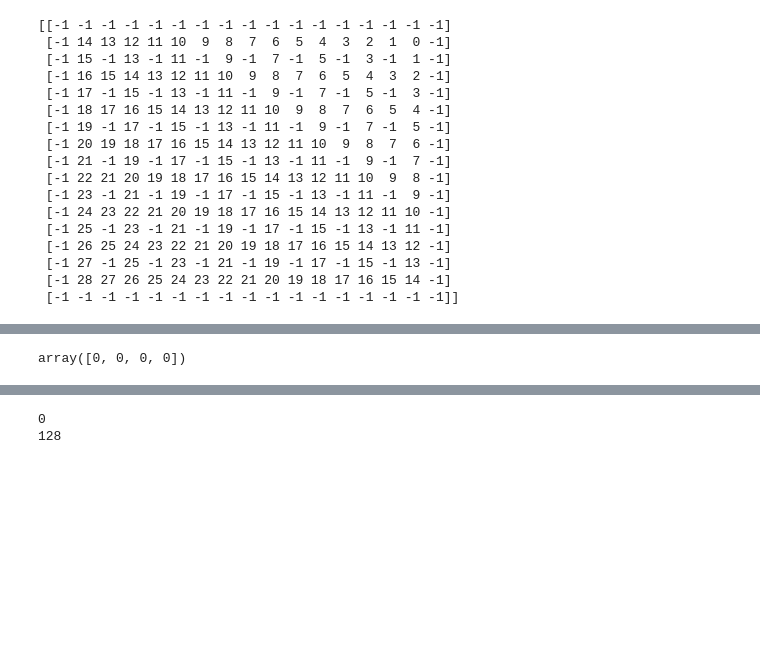
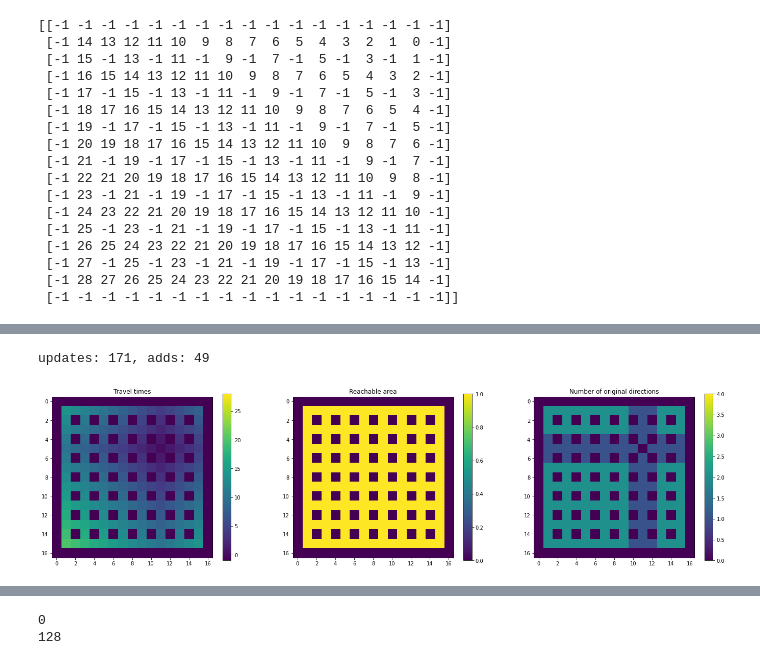
Before and after one commit to Fjallripa/bomberman, a Jupyter notebook: prototyping/time_to_reach.ipynb, the cells around one changed output, grey strips where cells are left out. Cells and saved outputs as stored; diff of their text form; code cells hidden in the pictures; blank space fills up the shorter version.

```diff
--- a/prototyping/time_to_reach.ipynb
+++ b/prototyping/time_to_reach.ipynb
@@ -211,6 +218,8 @@ show_proximity_results(proximity_maps)
+# %%
+proximity_maps = proximity_map((11, 5), empty_game_field)
+show_proximity_results(proximity_maps)
+# %% [output]
+updates: 171, adds: 49
+[figure, added]
 # %%
 travel_time_map, reachable_map, original_directions_map = proximity_maps
-# %%
-original_directions_map[14, 0]
-# %% [output]
-array([0, 0, 0, 0])
```
Also changed, not shown: parts of 14 cells of this notebook, 1 other file.
